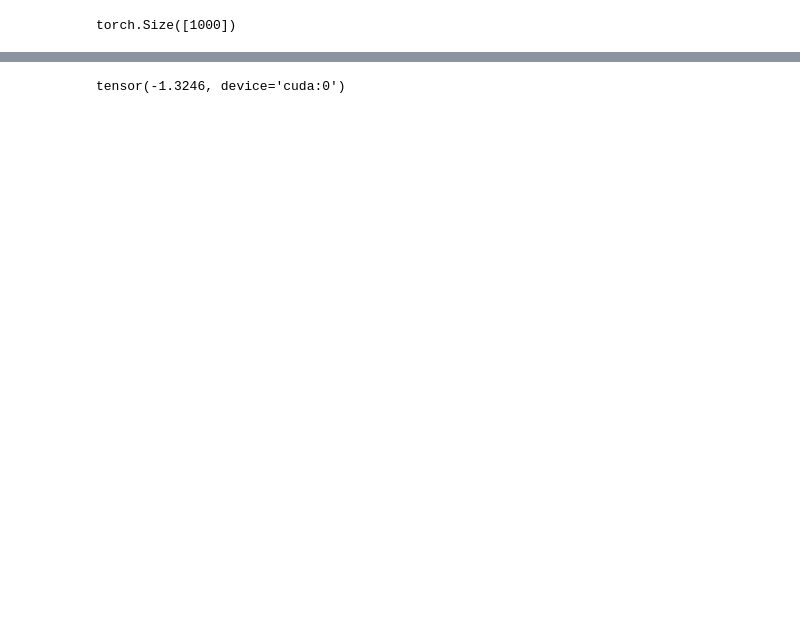
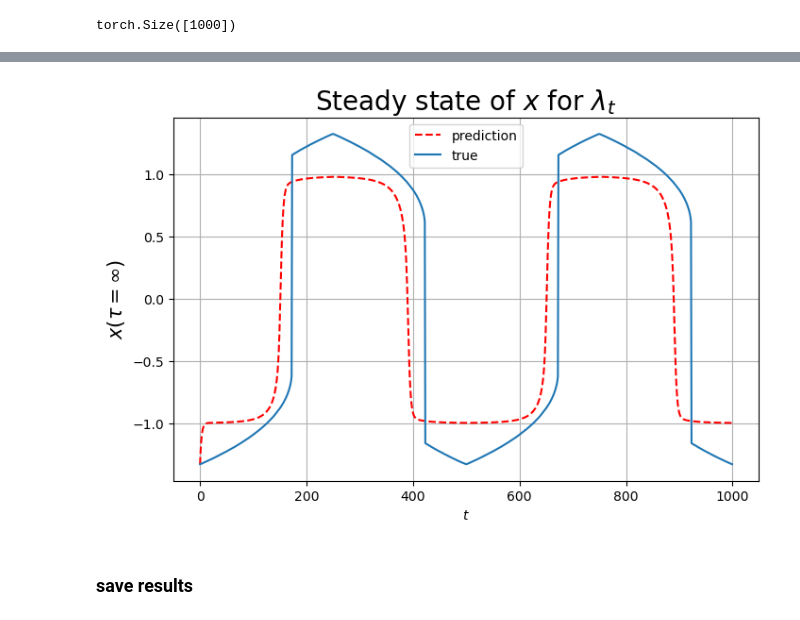
Before and after one commit to MalachiteWind/stable_node_control, a Jupyter notebook: learn_f_g.ipynb, the cells around one changed output, grey strips where cells are left out. Cells and saved outputs as stored; diff of their text form; code cells hidden in the pictures; blank space fills up the shorter version.

```diff
--- a/learn_f_g.ipynb
+++ b/learn_f_g.ipynb
@@ -199,4 +215,17 @@ plt.show()
 # %%
-x_true[0]
+fig, ax = plt.subplots(1,1, figsize=(8,5))
+
+
+ax.plot(x_pred.squeeze().detach().cpu().numpy(), linestyle='--',c='red', label='prediction')
+ax.plot(x_true.squeeze().detach().cpu().numpy(),label='true')
+ax.set_xlabel(r'$t$',size=10)
+ax.set_ylabel(r'$x(\tau=\infty)$',size=15)
+ax.set_title(r"Steady state of $x$ for $\lambda_t$", size=20)
+ax.grid(True)
+ax.legend()
+plt.savefig("epochs_10.png")
+plt.show()
 # %% [output]
-tensor(-1.3246, device='cuda:0')
+[figure, added]
+# %% [markdown]
+### save results
```
Also changed, not shown: parts of 20 cells of this notebook, 2 other files.
